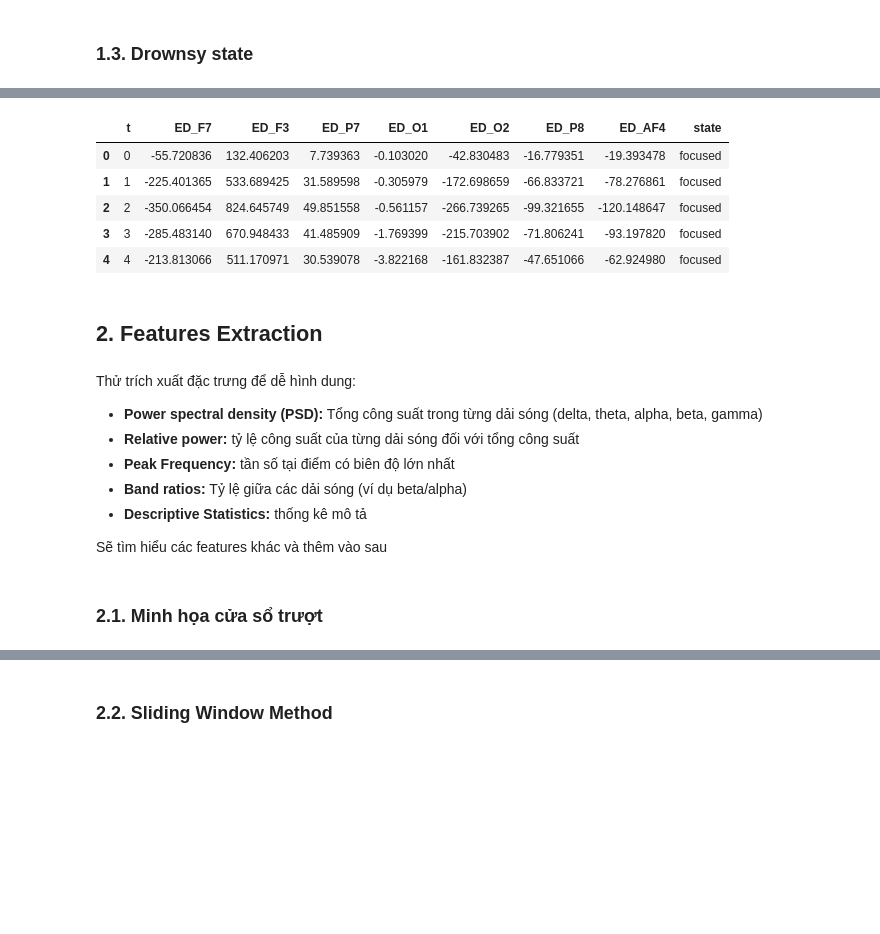
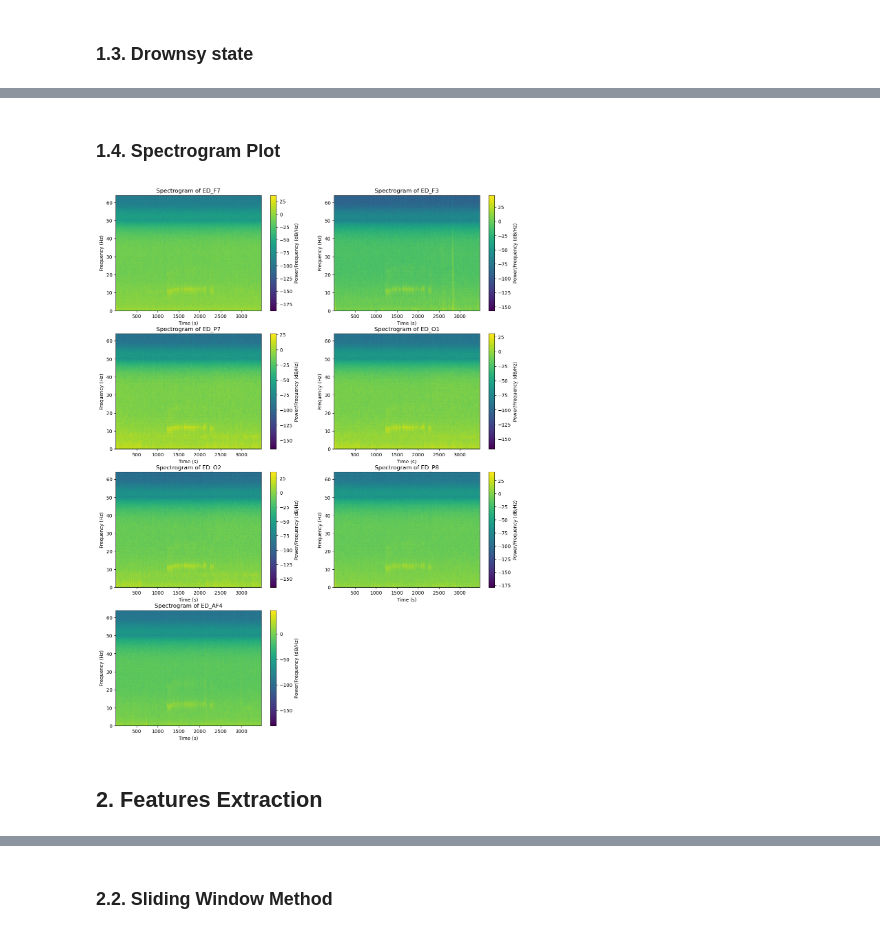
Before and after one commit to letruongzzio/Mental-Attention-States-Classification-Using-EEG-Data, a Jupyter notebook: features_engineering.ipynb, the cells around one changed output, grey strips where cells are left out. Cells and saved outputs as stored; diff of their text form; code cells hidden in the pictures; blank space fills up the shorter version.

```diff
--- a/features_engineering.ipynb
+++ b/features_engineering.ipynb
@@ -130,3 +130,5 @@ viz_nepochs_state(df, channel, num_epochs, state='drownsy')
+# %% [markdown]
+### 1.4. Spectrogram Plot
 # %%
 # useful channel
 useful_channels = ['ED_F7','ED_F3','ED_P7','ED_O1','ED_O2','ED_P8','ED_AF4']
@@ -134,24 +136,33 @@ useful_channels = ['ED_F7','ED_F3','ED_P7','ED_O1','ED_O2','ED_P8','ED_AF4']
 useful_columns = ['t', 'ED_F7','ED_F3','ED_P7','ED_O1','ED_O2','ED_P8','ED_AF4', 'state']
 
 df = df[useful_columns]
-df.head()
-# %% [output]
-|  | t | ED_F7 | ED_F3 | ED_P7 | ED_O1 | ED_O2 | ED_P8 | ED_AF4 | state |
-| 0 | 0 | -55.720836 | 132.406203 | 7.739363 | -0.103020 | -42.830483 | -16.779351 | -19.393478 | focused |
-| 1 | 1 | -225.401365 | 533.689425 | 31.589598 | -0.305979 | -172.698659 | -66.833721 | -78.276861 | focused |
-| 2 | 2 | -350.066454 | 824.645749 | 49.851558 | -0.561157 | -266.739265 | -99.321655 | -120.148647 | focused |
-| 3 | 3 | -285.483140 | 670.948433 | 41.485909 | -1.769399 | -215.703902 | -71.806241 | -93.197820 | focused |
-| 4 | 4 | -213.813066 | 511.170971 | 30.539078 | -3.822168 | -161.832387 | -47.651066 | -62.924980 | focused |
+# %%
+from scipy.signal import spectrogram
+
+def plot_spectrogram(df, channel, fs=128, nperseg=256, noverlap=128):
+    data = df[channel].values
+
+    # Compute the spectrogram
+    f, t, Sxx = spectrogram(data, fs, nperseg=nperseg, noverlap=noverlap)
+
+    # Plot the spectrogram
+    # plt.figure(figsize=(10, 6))
+    plt.pcolormesh(t, f, 10 * np.log10(Sxx), shading='gouraud')
+    plt.colorbar(label='Power/Frequency (dB/Hz)')
+    plt.ylabel('Frequency (Hz)')
+    plt.xlabel('Time (s)')
+    plt.title(f'Spectrogram of {channel}')
+# %%
+plt.figure(figsize=(15, 20))
+ncols = 2
+nrows = int(np.ceil(len(useful_channels) / ncols))
+
+for idx, channel in enumerate(useful_channels):
+    plt.subplot(nrows, ncols, idx+1)
+    plot_spectrogram(df, channel)
+
+plt.show()
+# %% [output]
+[figure, added]
 # %% [markdown]
 ## 2. Features Extraction
-# %% [markdown]
-Thử trích xuất đặc trưng để dễ hình dung:
-- **Power spectral density (PSD):** Tổng công suất trong từng dải sóng (delta, theta, alpha, beta, gamma)
-- **Relative power:** tỷ lệ công suất của từng dải sóng đối với tổng công suất
-- **Peak Frequency:** tần số tại điểm có biên độ lớn nhất
-- **Band ratios:** Tỷ lệ giữa các dải sóng (ví dụ beta/alpha)
-- **Descriptive Statistics:** thống kê mô tả
-
-Sẽ tìm hiểu các features khác và thêm vào sau
-# %% [markdown]
-### 2.1. Minh họa cửa sổ trượt
```
Also changed, not shown: parts of 24 cells of this notebook, 9 other files.
